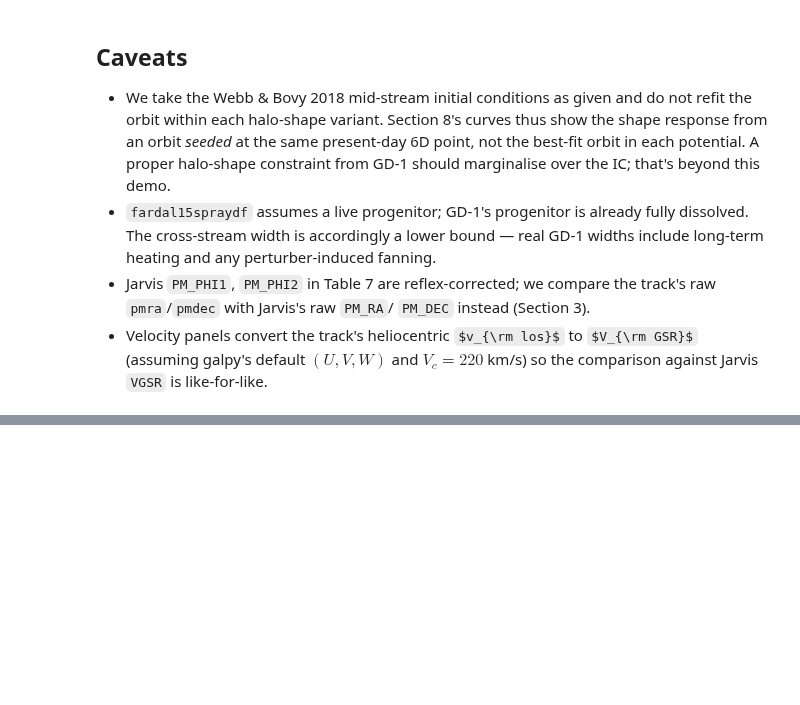
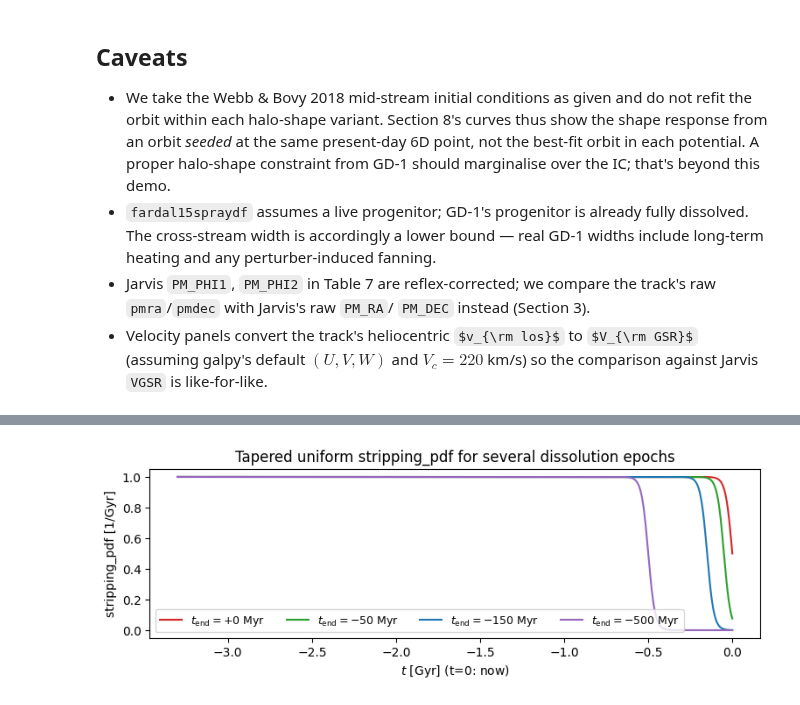
Before and after one commit to jobovy/streamtrack-experiments, a Jupyter notebook: notebooks/gd1_track_example.ipynb, the cells around one changed output, grey strips where cells are left out. Drawn from its saved outputs; the diff is of its cells as text; code cells hidden in the pictures; some formulas as TeX source; blank space fills up the shorter version.

```diff
--- a/notebooks/gd1_track_example.ipynb
+++ b/notebooks/gd1_track_example.ipynb
@@ -614,0 +755,36 @@ pyplot.show()
+# %%
+def truncated_stripping_pdf(t_end_gyr, taper_gyr=0.02):
+    # Uniform on [-tdisrupt, t_end], smooth sigmoid taper to 0 around t_end.
+    def _pdf(t):
+        x = (t_end_gyr - t.to(u.Gyr).value) / taper_gyr
+        w = 1.0 / (1.0 + numpy.exp(-x))
+        return w / u.Gyr
+    return _pdf
+
+def m_ramp(M0_Msun, t_end_gyr, tdisrupt_gyr=3.3):
+    # Linear from M0 at t=-tdisrupt down to (near) 0 at t=t_end.
+    M0 = M0_Msun * u.Msun
+    def _m(t):
+        x = t.to(u.Gyr).value
+        frac = (x - t_end_gyr) / (-tdisrupt_gyr - t_end_gyr)
+        frac = numpy.clip(frac, 1e-4, 1.0)
+        return M0 * frac
+    return _m
+
+t_end_values = [0.0, -0.05, -0.15, -0.50]
+colors = ['C3', 'C2', 'C0', 'C4']
+
+# Sanity: what do the PDFs look like?
+fig, ax = pyplot.subplots(figsize=(9, 2.5))
+tt = numpy.linspace(-3.3, 0, 1000) * u.Gyr
+for t_end, c in zip(t_end_values, colors):
+    pdf = truncated_stripping_pdf(t_end)
+    vals = numpy.array([pdf(_t).value for _t in tt])
+    ax.plot(tt.value, vals, color=c, label=f'$t_\\mathrm{{end}}={t_end*1000:+.0f}$ Myr')
+ax.set_xlabel('$t$ [Gyr] (t=0: now)')
+ax.set_ylabel('stripping_pdf [1/Gyr]')
+ax.legend(loc='lower left', fontsize=9, ncol=4)
+ax.set_title('Tapered uniform stripping_pdf for several dissolution epochs')
+pyplot.show()
+# %% [output]
+[figure, added]
```
Also changed, not shown: parts of 18 cells of this notebook, 7 other files.
